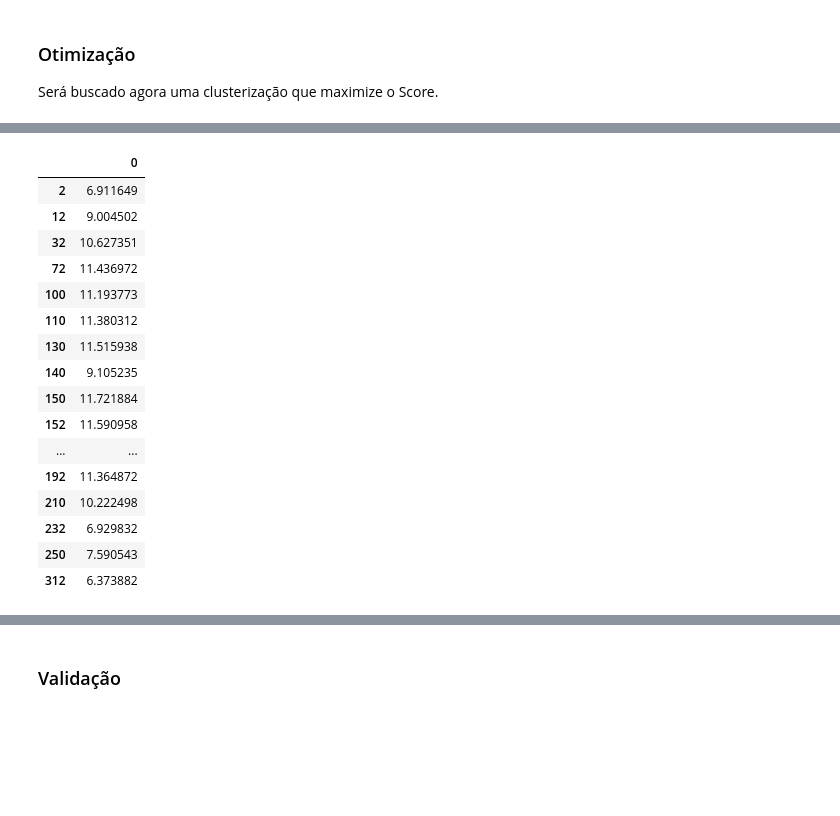
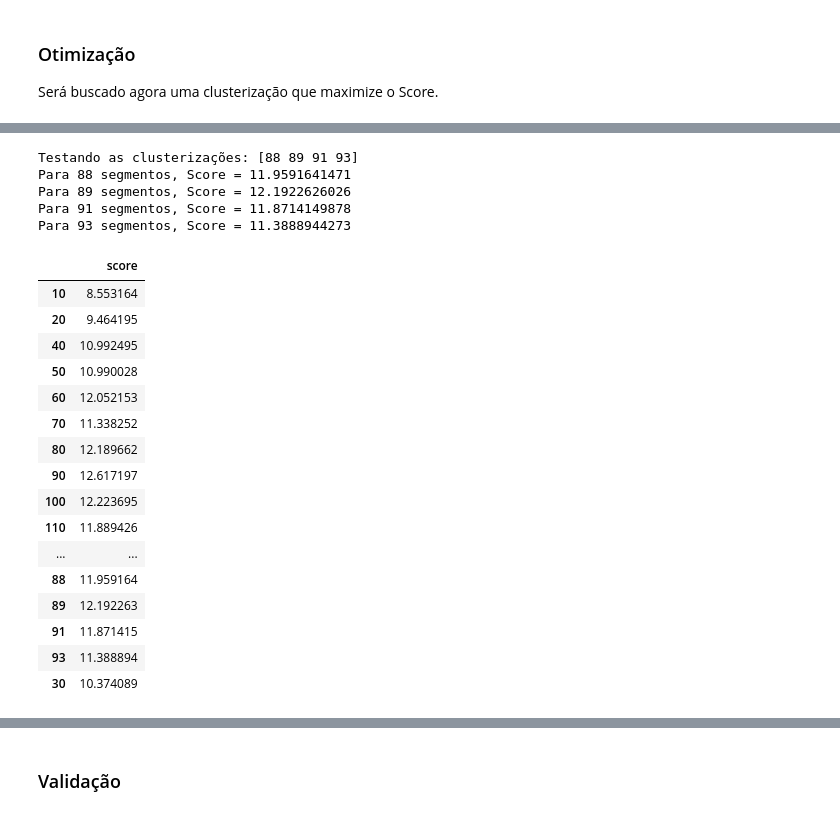
Before and after one commit to jessebr2/analise-rotas-veiculos-capstone-project, a Jupyter notebook: Analise_de_rotas_de_veiculos.ipynb, the cells around one changed output, grey strips where cells are left out. Saved outputs shown, nothing was run; the diff lists cells and outputs as text; code cells hidden in the pictures; blank space fills up the shorter version.

```diff
--- a/Analise_de_rotas_de_veiculos.ipynb
+++ b/Analise_de_rotas_de_veiculos.ipynb
@@ -507,0 +440,20 @@ Para 152 clusters, score = 11.5910
+# %%
+def test_range_of_clusters(data, data_target, range_of_clusters):
+
+    score_per_n_clusters = dict()
+    max_score = 0
+
+    for n in range_of_clusters:
+        (score_per_n_clusters[n], clusterer) = test_n_clusters(reduced_data, data_restricao_pca, n)
+        print "Para {} segmentos, Score = {}" .format(n, score_per_n_clusters[n])
+
+        if max_score < score_per_n_clusters[n]:
+            best_clusterer = clusterer
+            max_score = score_per_n_clusters[n]
+
+    return (score_per_n_clusters, best_clusterer)
+# %%
+range_of_clusters1=range(10, 101, 10) #Numeros de clusters a serem testados
+range_of_clusters1.remove(30) #Removendo a clusterização que já foi testada anteriormente
+print "Testando as clusterizações: {}" .format(range_of_clusters1)
+(score_range1, best_clusterer1) = test_range_of_clusters(reduced_data, data_restricao_pca, range_of_clusters1)
@@ -507,0 +471,4 @@ Para 152 clusters, score = 11.5910
+# %%
+range_of_clusters2=range(110, 151, 10) #Numeros de clusters a serem testados
+print "Testando as clusterizações: {}" .format(range_of_clusters2)
+(score_range2, best_clusterer2) = test_range_of_clusters(reduced_data, data_restricao_pca, range_of_clusters2)
@@ -508,24 +482,34 @@ Para 152 clusters, score = 11.5910
+# %%
+range_of_clusters3=np.append(range(88, 90), (91,93)) #Numeros de clusters a serem testados
+print "Testando as clusterizações: {}" .format(range_of_clusters3)
+(score_range3, best_clusterer3) = test_range_of_clusters(reduced_data, data_restricao_pca, range_of_clusters3)
+# %% [output]
+Testando as clusterizações: [88 89 91 93]
+Para 88 segmentos, Score = 11.9591641471
+Para 89 segmentos, Score = 12.1922626026
+Para 91 segmentos, Score = 11.8714149878
+Para 93 segmentos, Score = 11.3888944273
 # %%
-score_per_clustering=pd.concat([pd.DataFrame([score_dict]), pd.DataFrame([score_dict2]), pd.DataFrame([score_dict3])], axis=1)
-
-score_per_clustering = score_per_clustering.T
-score_per_clustering.sort_index( axis = 0, inplace = True)
+score_per_clustering=pd.concat([pd.DataFrame([score_range1]), pd.DataFrame([score_range2]), pd.DataFrame([score_range3])], axis=1)
+score_per_clustering=score_per_clustering.T
+score_per_clustering = score_per_clustering.rename(columns = {0:'score'})
+score_per_clustering.loc[30] = score #Score calculado anteriormente para 30 clusteres
 display(score_per_clustering)
 # %% [output]
-|  | 0 |
-| 2 | 6.911649 |
-| 12 | 9.004502 |
-| 32 | 10.627351 |
-| 72 | 11.436972 |
-| 100 | 11.193773 |
-| 110 | 11.380312 |
-| 130 | 11.515938 |
-| 140 | 9.105235 |
-| 150 | 11.721884 |
-| 152 | 11.590958 |
+|  | score |
+| 10 | 8.553164 |
+| 20 | 9.464195 |
+| 40 | 10.992495 |
+| 50 | 10.990028 |
+| 60 | 12.052153 |
+| 70 | 11.338252 |
+| 80 | 12.189662 |
+| 90 | 12.617197 |
+| 100 | 12.223695 |
+| 110 | 11.889426 |
 | ... | ... |
-| 192 | 11.364872 |
-| 210 | 10.222498 |
-| 232 | 6.929832 |
-| 250 | 7.590543 |
-| 312 | 6.373882 |
+| 88 | 11.959164 |
+| 89 | 12.192263 |
+| 91 | 11.871415 |
+| 93 | 11.388894 |
+| 30 | 10.374089 |
```
Also changed, not shown: parts of 42 cells of this notebook.
